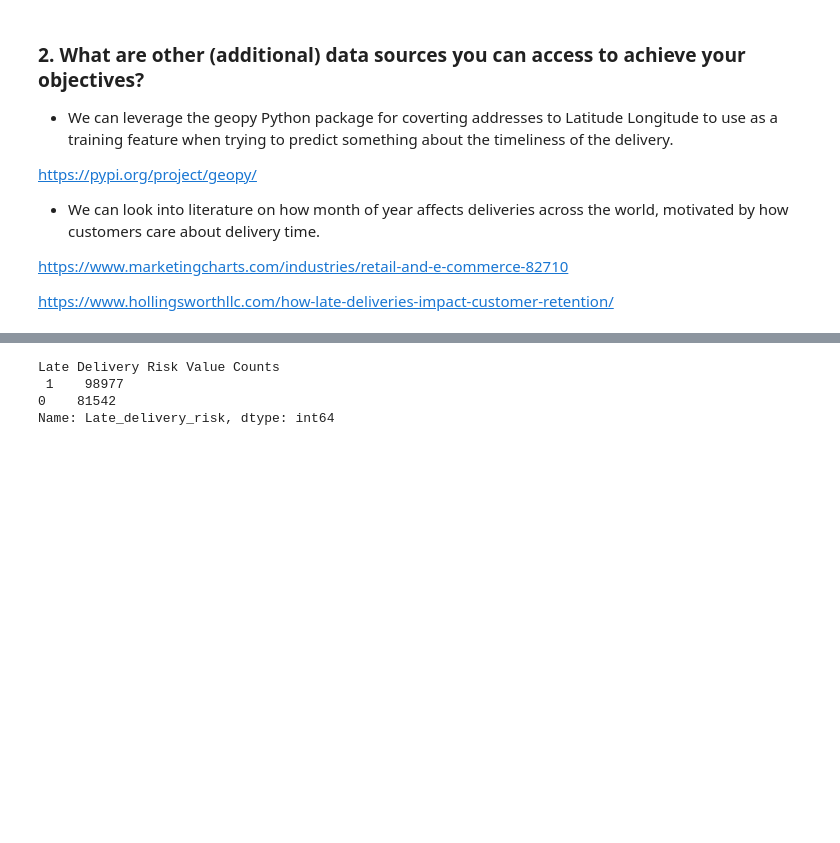
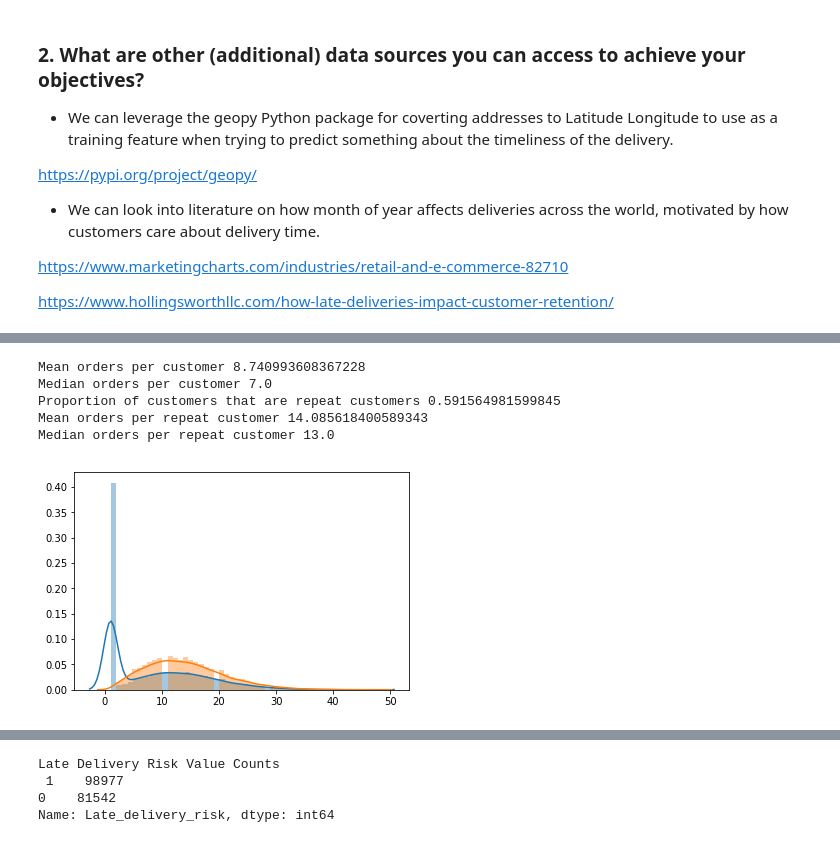
Before and after one commit to calebralphs/business-applications-machine-learning, a Jupyter notebook: Project1.ipynb, the cells around one changed output, grey strips where cells are left out. Cells and saved outputs as stored; diff of their text form; code cells hidden in the pictures; blank space fills up the shorter version.

```diff
--- a/Project1.ipynb
+++ b/Project1.ipynb
@@ -101 +133,24 @@ sns.distplot(customer_freq)
+# %%
+customer_id = X_df['Customer Id']
+customer_value_counts = customer_id.value_counts()
+customer_freq = customer_value_counts.values
+sns.distplot(customer_freq)
+
+repeat_customers = customer_freq[customer_freq > 1]
+sns.distplot(repeat_customers)
+
+print("Mean orders per customer " + str(np.mean(customer_freq)))
+print("Median orders per customer " + str(np.median(customer_freq)))
+
+print("Proportion of customers that are repeat customers " + str(len(repeat_customers)/len(customer_freq)))
+
+print("Mean orders per repeat customer " + str(np.mean(repeat_customers)))
+print("Median orders per repeat customer " + str(np.median(repeat_customers)))
+# %% [output]
+Mean orders per customer 8.740993608367228
+Median orders per customer 7.0
+Proportion of customers that are repeat customers 0.591564981599845
+Mean orders per repeat customer 14.085618400589343
+Median orders per repeat customer 13.0
+[figure, added]
 # %%
```
Also changed, not shown: parts of 26 cells of this notebook.
